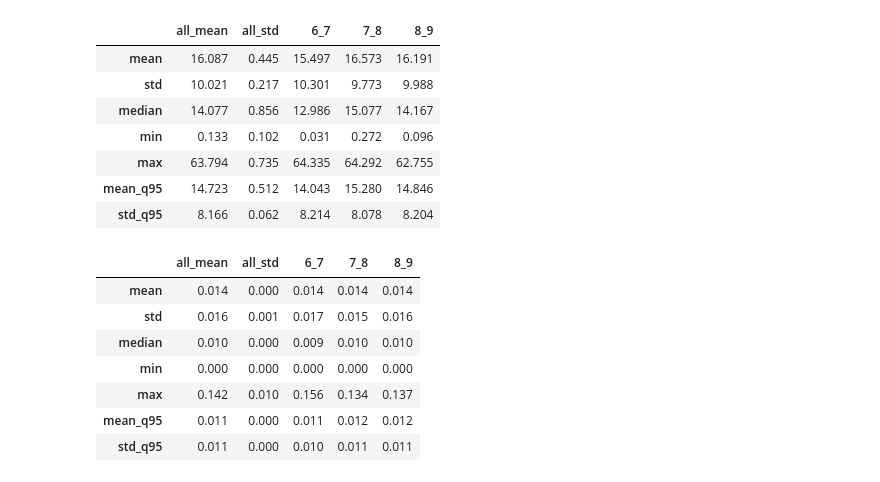
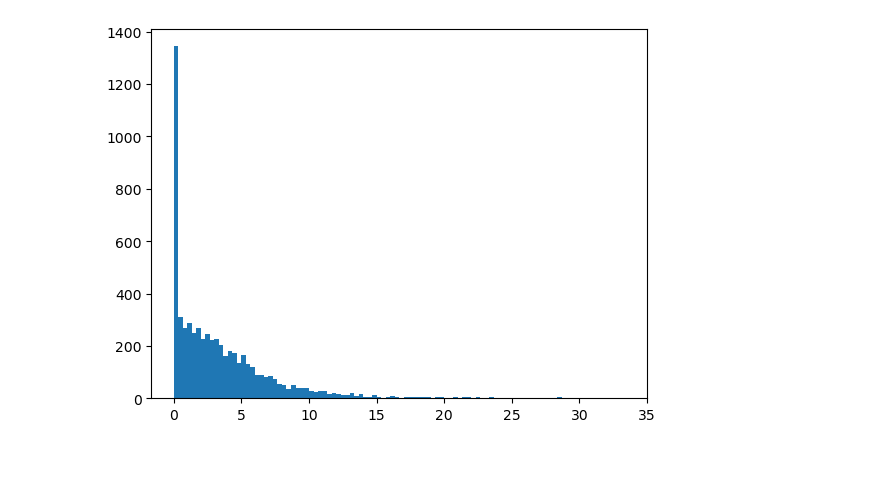
Before and after one commit to richdanis/DrTrack, a Jupyter notebook: src/generate_results/mvt_metric_analysis.ipynb, the cells around one changed output. Cells and saved outputs as stored; diff of their text form; code cells hidden in the pictures.

Commit message:
improve mvt metrics

```diff
--- a/src/generate_results/mvt_metric_analysis.ipynb
+++ b/src/generate_results/mvt_metric_analysis.ipynb
@@ -104,24 +124,14 @@ compute_mvt_metric(None, results_small, normalize="max_distance", droplet_radius
 # %%
-compute_mvt_metric(None, results_large, normalize="droplet_radius", droplet_radius=2)
+df = compute_mvt_metric(None, results_large, normalize="droplet_radius", droplet_radius=2)
-# %% [output]
-|  | all_mean | all_std | 6_7 | 7_8 | 8_9 |
-| mean | 16.087 | 0.445 | 15.497 | 16.573 | 16.191 |
-| std | 10.021 | 0.217 | 10.301 | 9.773 | 9.988 |
-| median | 14.077 | 0.856 | 12.986 | 15.077 | 14.167 |
-| min | 0.133 | 0.102 | 0.031 | 0.272 | 0.096 |
-| max | 63.794 | 0.735 | 64.335 | 64.292 | 62.755 |
-| mean_q95 | 14.723 | 0.512 | 14.043 | 15.280 | 14.846 |
-| std_q95 | 8.166 | 0.062 | 8.214 | 8.078 | 8.204 |
-# %%
-compute_mvt_metric(None, results, normalize="max_distance", droplet_radius=2)
-# %% [output]
-|  | all_mean | all_std | 6_7 | 7_8 | 8_9 |
-| mean | 0.014 | 0.000 | 0.014 | 0.014 | 0.014 |
-| std | 0.016 | 0.001 | 0.017 | 0.015 | 0.016 |
-| median | 0.010 | 0.000 | 0.009 | 0.010 | 0.010 |
-| min | 0.000 | 0.000 | 0.000 | 0.000 | 0.000 |
-| max | 0.142 | 0.010 | 0.156 | 0.134 | 0.137 |
-| mean_q95 | 0.011 | 0.000 | 0.011 | 0.012 | 0.012 |
-| std_q95 | 0.011 | 0.000 | 0.010 | 0.011 | 0.011 |
+# %%
+mvt, dist = compute_mvt_metric(None, results, normalize="droplet_radius", droplet_radius=2, return_dist=True)
+hist_sim = np.histogram(dist, bins=100)
+# %%
+import matplotlib.pyplot as plt
+# hist of dist
+plt.hist(dist, bins=100)
+plt.show()
+# %% [output]
+[figure, added]
 # %%
 results_pred = pd.read_csv('../../evaluation/05_results/medium_mvt_6000/unfiltered_trajectories_.csv', index_col=0)
```
Also changed, not shown: parts of 9 cells of this notebook, 1 other file.
